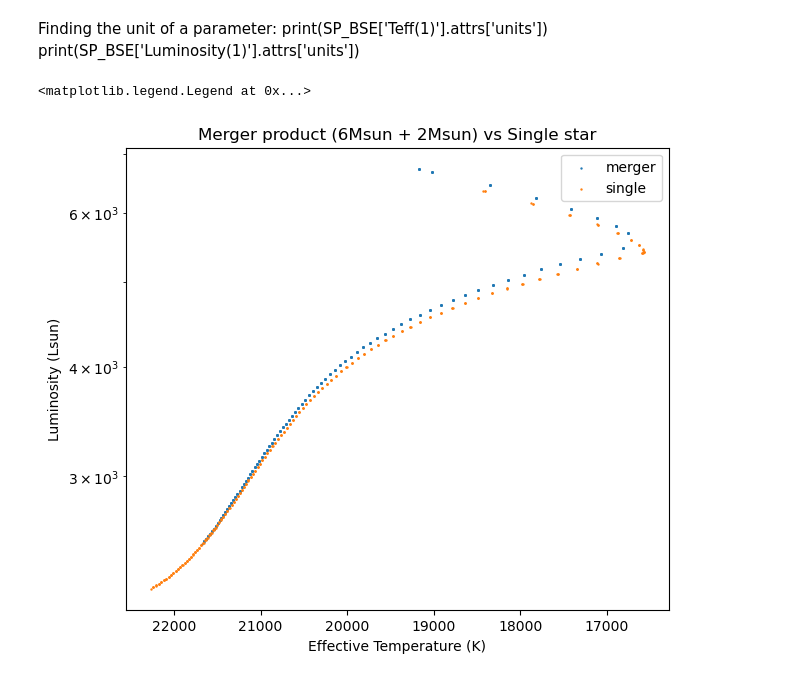
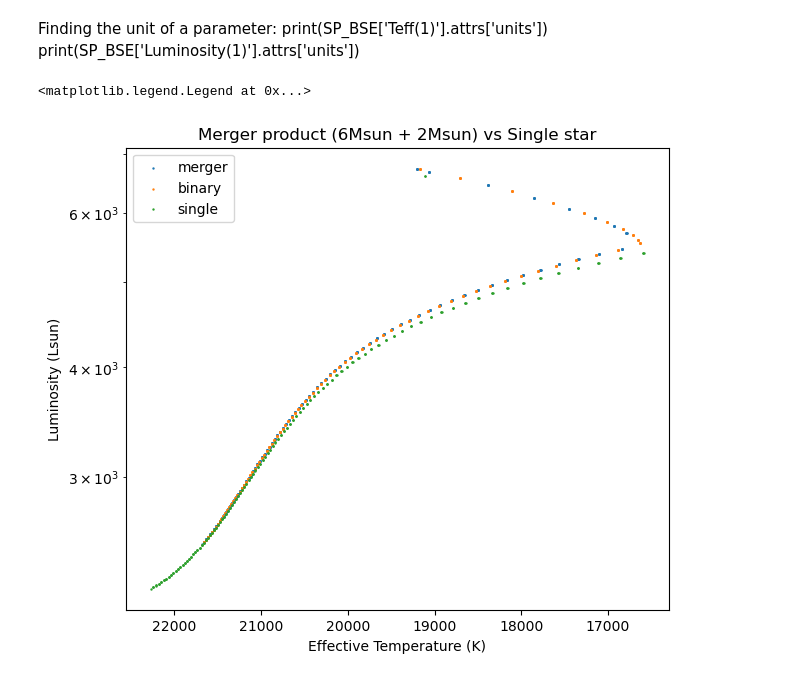
Before and after one commit to mkim0029/COMPAS, a Jupyter notebook: src/6Msun+2Msun/read.ipynb, the cells around one changed output. Drawn from its saved outputs; the diff is of its cells as text; code cells hidden in the pictures.

```diff
--- a/src/6Msun+2Msun/read.ipynb
+++ b/src/6Msun+2Msun/read.ipynb
@@ -49,18 +49,18 @@ df3 = restrict(df3, 'Stellar_Type(2)', 15, 15) #MS stars only
 # %%
 plt.figure(figsize=(7,6))
 plt.scatter(df1['        Teff(1)         '], df1['     Luminosity(1)      '], s = 0.5, label = 'merger')
-#plt.scatter(df3['        Teff(1)         '], df3['     Luminosity(1)      '], s = 0.5, label = 'binary')
+plt.scatter(df3['        Teff(1)         '], df3['     Luminosity(1)      '], s = 0.5, label = 'binary')
 plt.scatter(df2['          Teff          '], df2['       Luminosity       '], s = 0.5, label = 'single')
 plt.xlabel('Effective Temperature (K)')
 plt.ylabel('Luminosity (Lsun)')
 plt.gca().invert_xaxis()
 plt.yscale('log')
 plt.title('Merger product (6Msun + 2Msun) vs Single star')
 #plt.ylim((2e3,7e3))
 plt.legend()
 # %% [output]
 <matplotlib.legend.Legend at 0x...>
-[figure, old version]
+[figure, new version]
 # %%
 plt.scatter(df1['         Age(1)         '], df1['        Mass(1)         '], s = 0.5, label = 'merger')
 plt.scatter(df2['          Age           '], df2['          Mass          '], s = 0.5, label = 'single')
```
Also changed, not shown: parts of 2 cells of this notebook, 8 other files.
